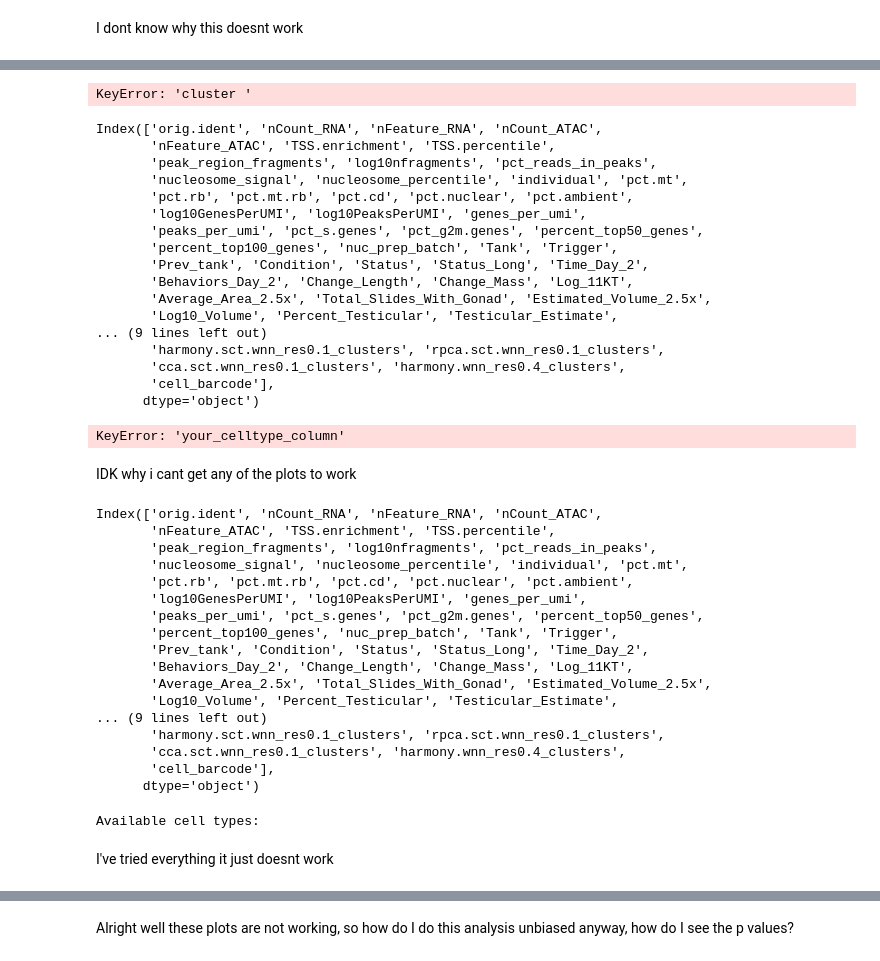
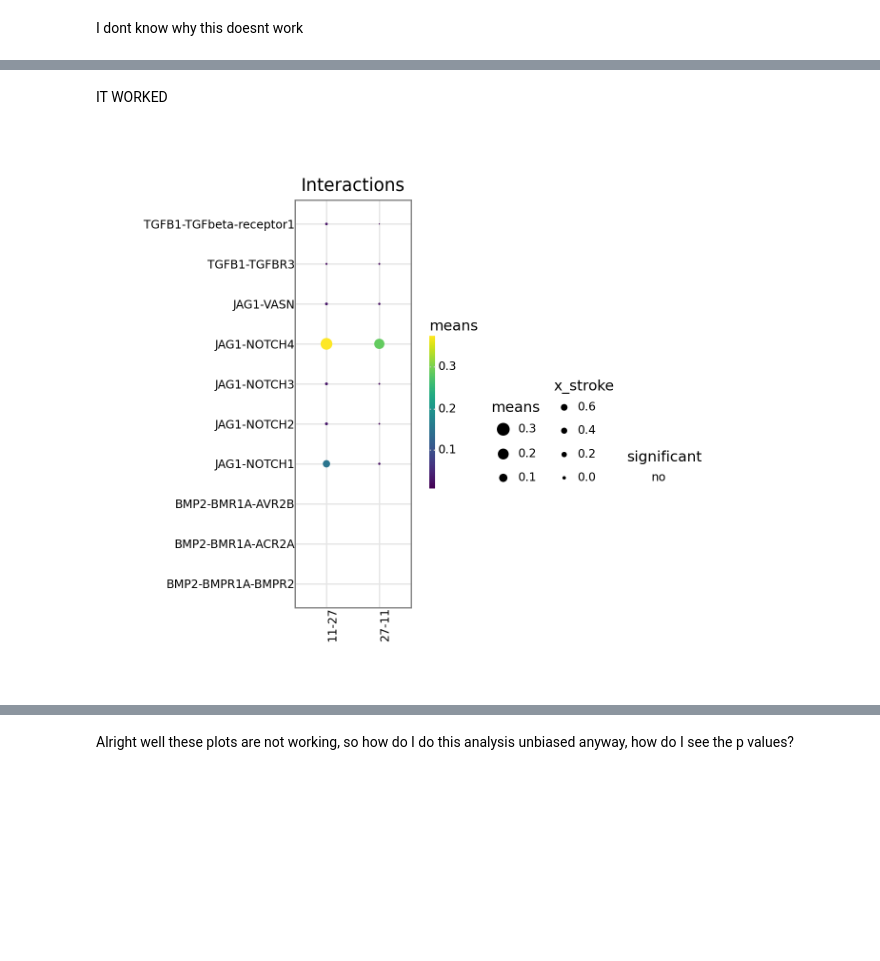
Before and after one commit to ggraham4/multiome_poa, a Jupyter notebook: Python/CellPhoneDb/cell_phone_db_first_attempt_030225.ipynb, the cells around one changed output, grey strips where cells are left out. Drawn from its saved outputs; the diff is of its cells as text; code cells hidden in the pictures; blank space fills up the shorter version.

```diff
--- a/Python/CellPhoneDb/cell_phone_db_first_attempt_030225.ipynb
+++ b/Python/CellPhoneDb/cell_phone_db_first_attempt_030225.ipynb
@@ -309,76 +399,22 @@ I dont know why this doesnt work
+# %% [markdown]
+IT WORKED
 # %%
-from plotnine import facet_wrap
 
-p = kpy.plot_cpdb(
+
+kpy.plot_cpdb(
     adata = adata,
-    cell_type1 = '27',
-    cell_type2 = '0',
+    cell_type1 = '11',
+    cell_type2 = '27',
     means = cpdb_results['means'],
     pvals = cpdb_results['relevant_interactions'],
-    celltype_key = "cluster ",
-#     genes = ["JAG1"],
-    max_size = 6,
+    celltype_key = 'harmony.wnn_res0.4_clusters',
+    genes = ["JAG1", "TGFB1", "BMP2"],
+    figsize = (6,5),
+    title = "Interactions",
+    max_size = 5,
     highlight_size = 0.75,
-    degs_analysis = False,
+    degs_analysis = True,
     standard_scale = False
 )
 # %% [output]
-KeyError: 'cluster '
+[figure, added]
-# %%
-# Check your adata structure
-print(adata.obs.columns)  # Find the column containing cell types
-print(adata.obs['your_celltype_column'].unique())  # Check actual cell type labels
-# %% [output]
-Index(['orig.ident', 'nCount_RNA', 'nFeature_RNA', 'nCount_ATAC',
-       'nFeature_ATAC', 'TSS.enrichment', 'TSS.percentile',
-       'peak_region_fragments', 'log10nfragments', 'pct_reads_in_peaks',
-       'nucleosome_signal', 'nucleosome_percentile', 'individual', 'pct.mt',
-       'pct.rb', 'pct.mt.rb', 'pct.cd', 'pct.nuclear', 'pct.ambient',
-       'log10GenesPerUMI', 'log10PeaksPerUMI', 'genes_per_umi',
-       'peaks_per_umi', 'pct_s.genes', 'pct_g2m.genes', 'percent_top50_genes',
-       'percent_top100_genes', 'nuc_prep_batch', 'Tank', 'Trigger',
-       'Prev_tank', 'Condition', 'Status', 'Status_Long', 'Time_Day_2',
-       'Behaviors_Day_2', 'Change_Length', 'Change_Mass', 'Log_11KT',
-       'Average_Area_2.5x', 'Total_Slides_With_Gonad', 'Estimated_Volume_2.5x',
-       'Log10_Volume', 'Percent_Testicular', 'Testicular_Estimate',
-... (9 lines left out)
-       'harmony.sct.wnn_res0.1_clusters', 'rpca.sct.wnn_res0.1_clusters',
-       'cca.sct.wnn_res0.1_clusters', 'harmony.wnn_res0.4_clusters',
-       'cell_barcode'],
-      dtype='object')
-KeyError: 'your_celltype_column'
-# %% [markdown]
-IDK why i cant get any of the plots to work
-# %%
-# Check if your results contain data
-adata.obs.columns
-# %% [output]
-Index(['orig.ident', 'nCount_RNA', 'nFeature_RNA', 'nCount_ATAC',
-       'nFeature_ATAC', 'TSS.enrichment', 'TSS.percentile',
-       'peak_region_fragments', 'log10nfragments', 'pct_reads_in_peaks',
-       'nucleosome_signal', 'nucleosome_percentile', 'individual', 'pct.mt',
-       'pct.rb', 'pct.mt.rb', 'pct.cd', 'pct.nuclear', 'pct.ambient',
-       'log10GenesPerUMI', 'log10PeaksPerUMI', 'genes_per_umi',
-       'peaks_per_umi', 'pct_s.genes', 'pct_g2m.genes', 'percent_top50_genes',
-       'percent_top100_genes', 'nuc_prep_batch', 'Tank', 'Trigger',
-       'Prev_tank', 'Condition', 'Status', 'Status_Long', 'Time_Day_2',
-       'Behaviors_Day_2', 'Change_Length', 'Change_Mass', 'Log_11KT',
-       'Average_Area_2.5x', 'Total_Slides_With_Gonad', 'Estimated_Volume_2.5x',
-       'Log10_Volume', 'Percent_Testicular', 'Testicular_Estimate',
-... (9 lines left out)
-       'harmony.sct.wnn_res0.1_clusters', 'rpca.sct.wnn_res0.1_clusters',
-       'cca.sct.wnn_res0.1_clusters', 'harmony.wnn_res0.4_clusters',
-       'cell_barcode'],
-      dtype='object')
-# %%
-# Check available cell types
-print("Available cell types:")
-print(adata.obs['harmony.wnn_res0.4_clusters'].unique())
-
-# Check cpdb_results structure
-print("\nKeys in cpdb_results:")
-print(cpdb_results.keys())
-# %% [output]
-Available cell types:
-# %% [markdown]
-I've tried everything it just doesnt work
```
Also changed, not shown: parts of 39 cells of this notebook, 3 other files.
